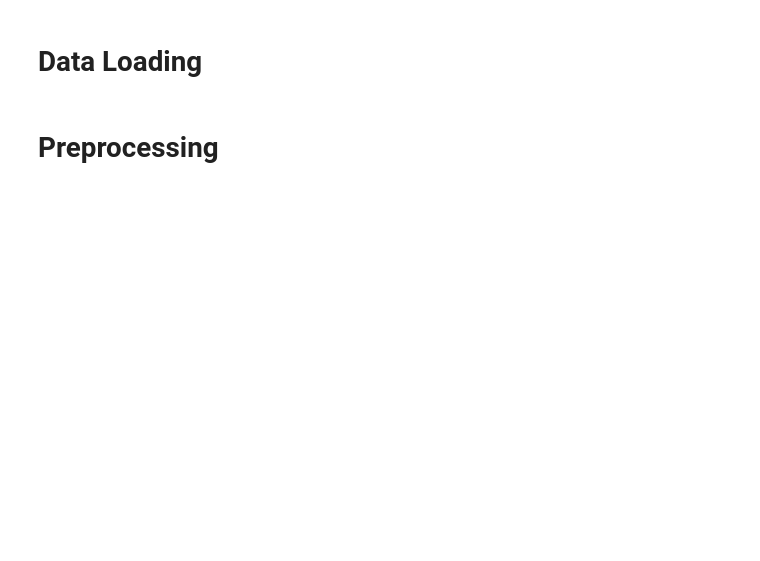
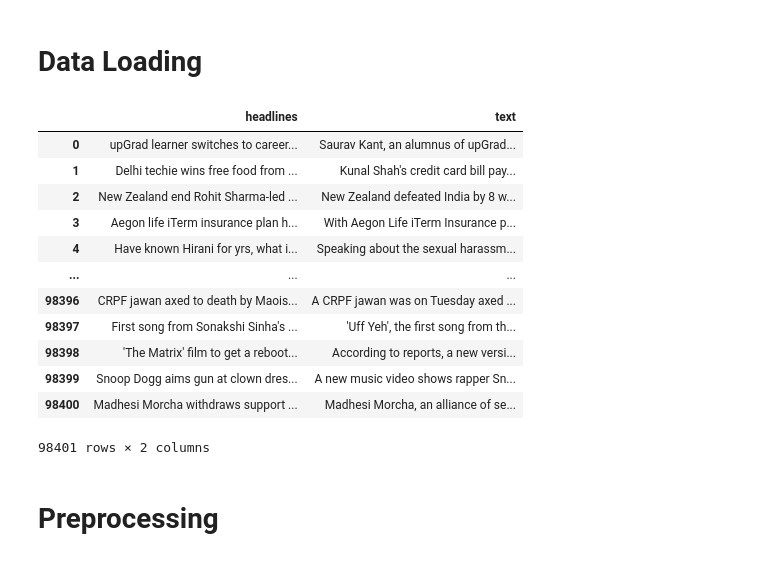
Before and after one commit to ArunGautham-Soundarrajan/Text_Summarizer, a Jupyter notebook: text-summarizer.ipynb, the cells around one changed output. Cells and saved outputs as stored; diff of their text form; code cells hidden in the pictures; blank space fills up the shorter version.

```diff
--- a/text-summarizer.ipynb
+++ b/text-summarizer.ipynb
@@ -33,3 +21,21 @@ df['title'] = df.title.str.slice_replace(stop=2, repl ='')
+# %%
+train_df = pd.read_csv('../input/news-summary/news_summary_more.csv')
+# %%
+train_df
+# %% [output]
+|  | headlines | text |
+| 0 | upGrad learner switches to career... | Saurav Kant, an alumnus of upGrad... |
+| 1 | Delhi techie wins free food from ... | Kunal Shah's credit card bill pay... |
+| 2 | New Zealand end Rohit Sharma-led ... | New Zealand defeated India by 8 w... |
+| 3 | Aegon life iTerm insurance plan h... | With Aegon Life iTerm Insurance p... |
+| 4 | Have known Hirani for yrs, what i... | Speaking about the sexual harassm... |
+| ... | ... | ... |
+| 98396 | CRPF jawan axed to death by Maois... | A CRPF jawan was on Tuesday axed ... |
+| 98397 | First song from Sonakshi Sinha's ... | 'Uff Yeh', the first song from th... |
+| 98398 | 'The Matrix' film to get a reboot... | According to reports, a new versi... |
+| 98399 | Snoop Dogg aims gun at clown dres... | A new music video shows rapper Sn... |
+| 98400 | Madhesi Morcha withdraws support ... | Madhesi Morcha, an alliance of se... |
+98401 rows × 2 columns
 # %% [markdown]
 # Preprocessing
 # %%
```
Also changed, not shown: parts of 23 cells of this notebook.
